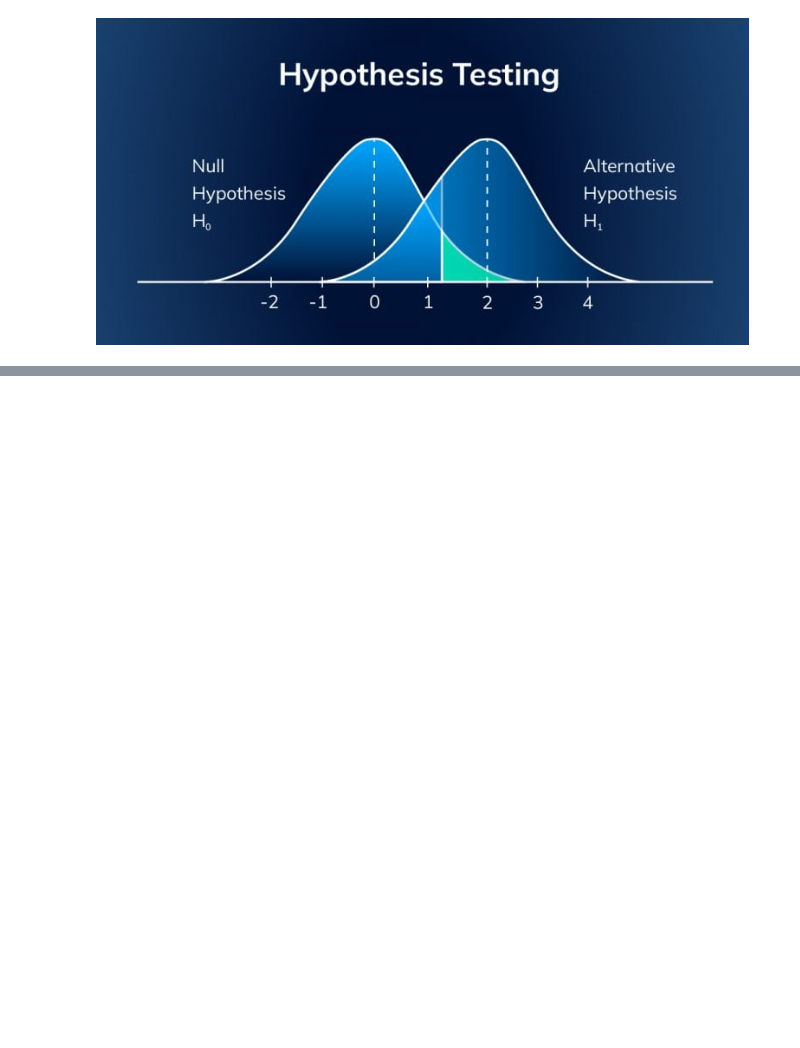
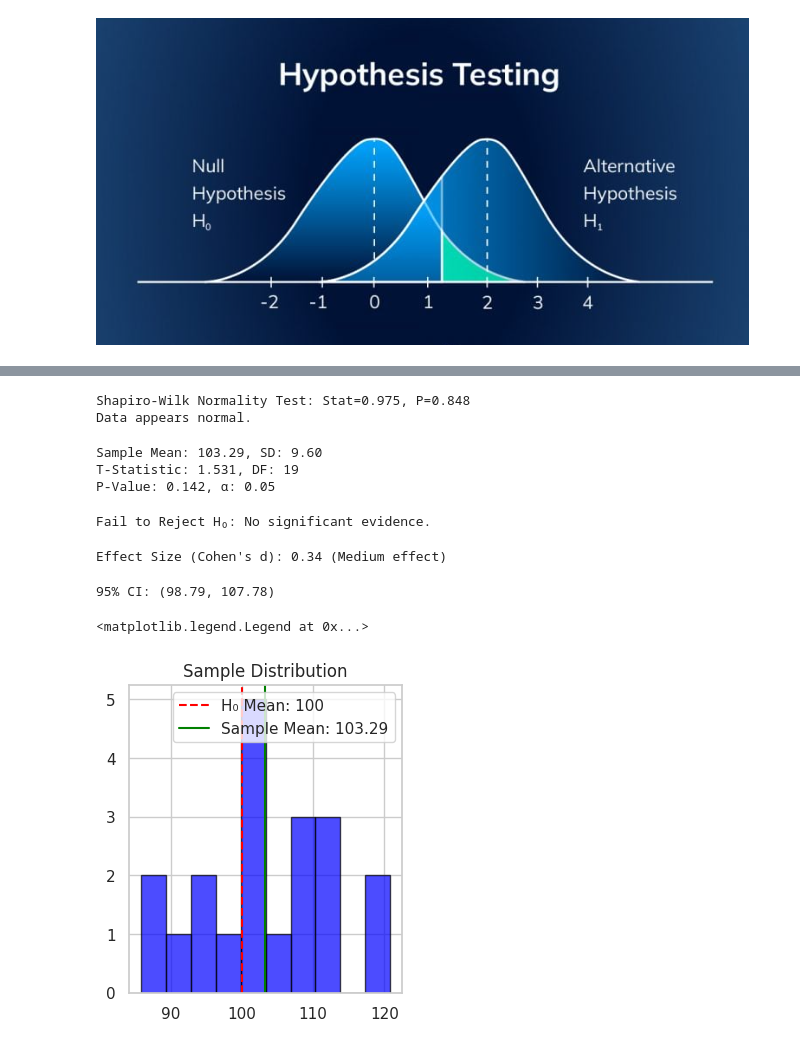
Before and after one commit to Kanakbaghel/DS_learning_path, a Jupyter notebook: Theory & Tools/01. Math & Statistics/Notebooks/Inferential Stats - 2.ipynb, the cells around one changed output, grey strips where cells are left out. Cells and saved outputs as stored; diff of their text form; code cells hidden in the pictures; blank space fills up the shorter version.

```diff
--- a/Theory & Tools/01. Math & Statistics/Notebooks/Inferential Stats - 2.ipynb
+++ b/Theory & Tools/01. Math & Statistics/Notebooks/Inferential Stats - 2.ipynb
@@ -397,0 +153,73 @@ r2_score(y_true = boston.MEDV, y_pred = y_pred)
+# %%
+# Import libraries
+import numpy as np
+import matplotlib.pyplot as plt
+from scipy import stats
+import seaborn as sns
+
+# Set style
+sns.set(style="whitegrid")
+# %%
+# Sample data (simulate 20 cups: mean=105, sd=10)
+np.random.seed(42)
+sample = np.random.normal(105, 10, 20)
+
+# Hypothesized mean
+mu = 100
+
+# Check assumptions: Normality test
+stat, p_norm = stats.shapiro(sample)
+print(f"Shapiro-Wilk Normality Test: Stat={stat:.3f}, P={p_norm:.3f}")
+if p_norm > 0.05:
+    print("Data appears normal.")
+else:
+    print("Data may not be normal; consider non-parametric test.")
+# %% [output]
+Shapiro-Wilk Normality Test: Stat=0.975, P=0.848
+Data appears normal.
+# %%
+# Perform one-sample t-test
+t_stat, p_value = stats.ttest_1samp(sample, mu)
+
+# Output results
+print(f"\nSample Mean: {np.mean(sample):.2f}, SD: {np.std(sample, ddof=1):.2f}")
+print(f"T-Statistic: {t_stat:.3f}, DF: {len(sample)-1}")
+print(f"P-Value: {p_value:.3f}, α: 0.05")
+# %% [output]
+Sample Mean: 103.29, SD: 9.60
+T-Statistic: 1.531, DF: 19
+P-Value: 0.142, α: 0.05
+# %%
+# Decision
+if p_value < 0.05:
+    print("Reject H₀: Significant evidence that mean caffeine ≠ 100mg.")
+else:
+    print("Fail to Reject H₀: No significant evidence.")
+# %% [output]
+Fail to Reject H₀: No significant evidence.
+# %%
+# Effect Size (Cohen's d)
+d = (np.mean(sample) - mu) / np.std(sample, ddof=1)
+print(f"Effect Size (Cohen's d): {d:.2f} (Medium effect)")
+# %% [output]
+Effect Size (Cohen's d): 0.34 (Medium effect)
+# %%
+# 95% Confidence Interval
+ci = stats.t.interval(0.95, len(sample)-1, loc=np.mean(sample), scale=stats.sem(sample))
+print(f"95% CI: ({ci[0]:.2f}, {ci[1]:.2f})")
+# %% [output]
+95% CI: (98.79, 107.78)
+# %%
+# Visualizations
+plt.figure(figsize=(12, 4))
+
+# Histogram with normal curve
+plt.subplot(1, 3, 1)
+plt.hist(sample, bins=10, alpha=0.7, color='blue', edgecolor='black')
+plt.axvline(mu, color='red', linestyle='--', label=f'H₀ Mean: {mu}')
+plt.axvline(np.mean(sample), color='green', linestyle='-', label=f'Sample Mean: {np.mean(sample):.2f}')
+plt.title('Sample Distribution')
+plt.legend()
+# %% [output]
+<matplotlib.legend.Legend at 0x...>
+[figure, added]
```
Also changed, not shown: parts of 68 cells of this notebook.
